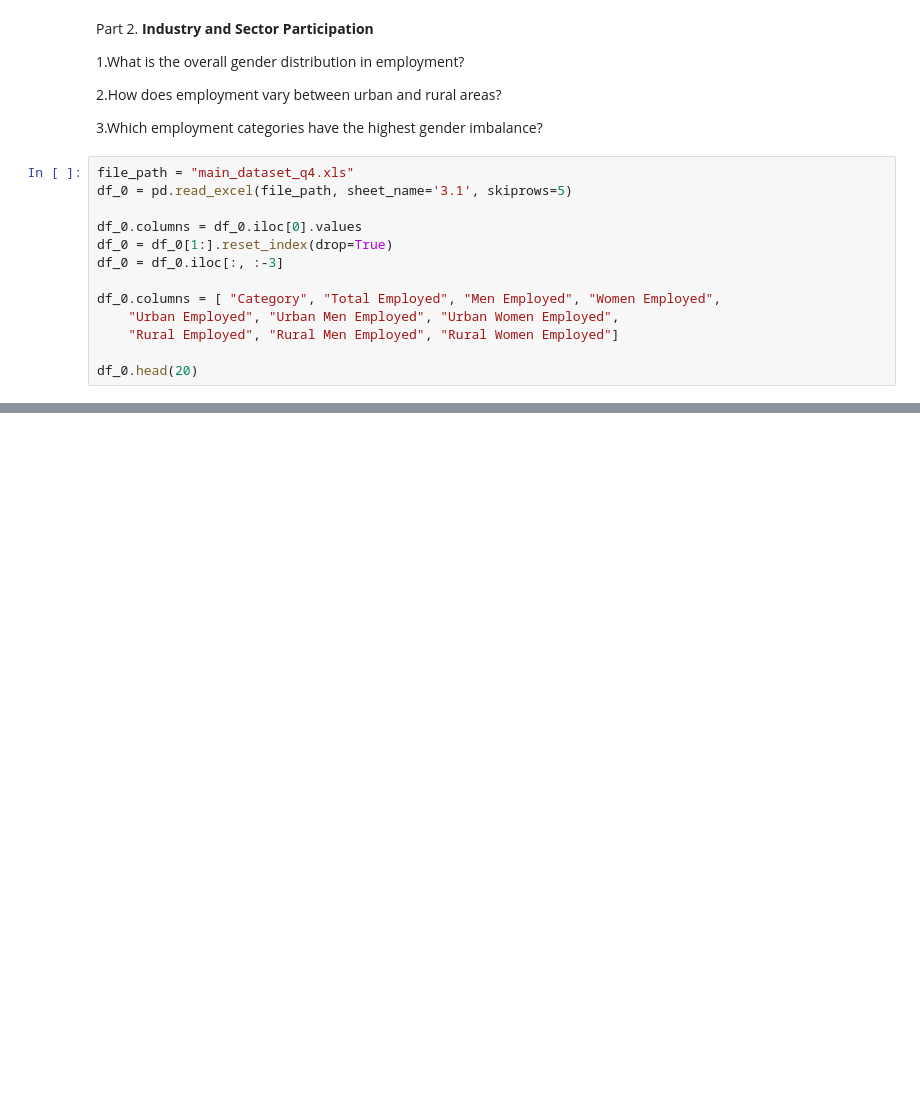
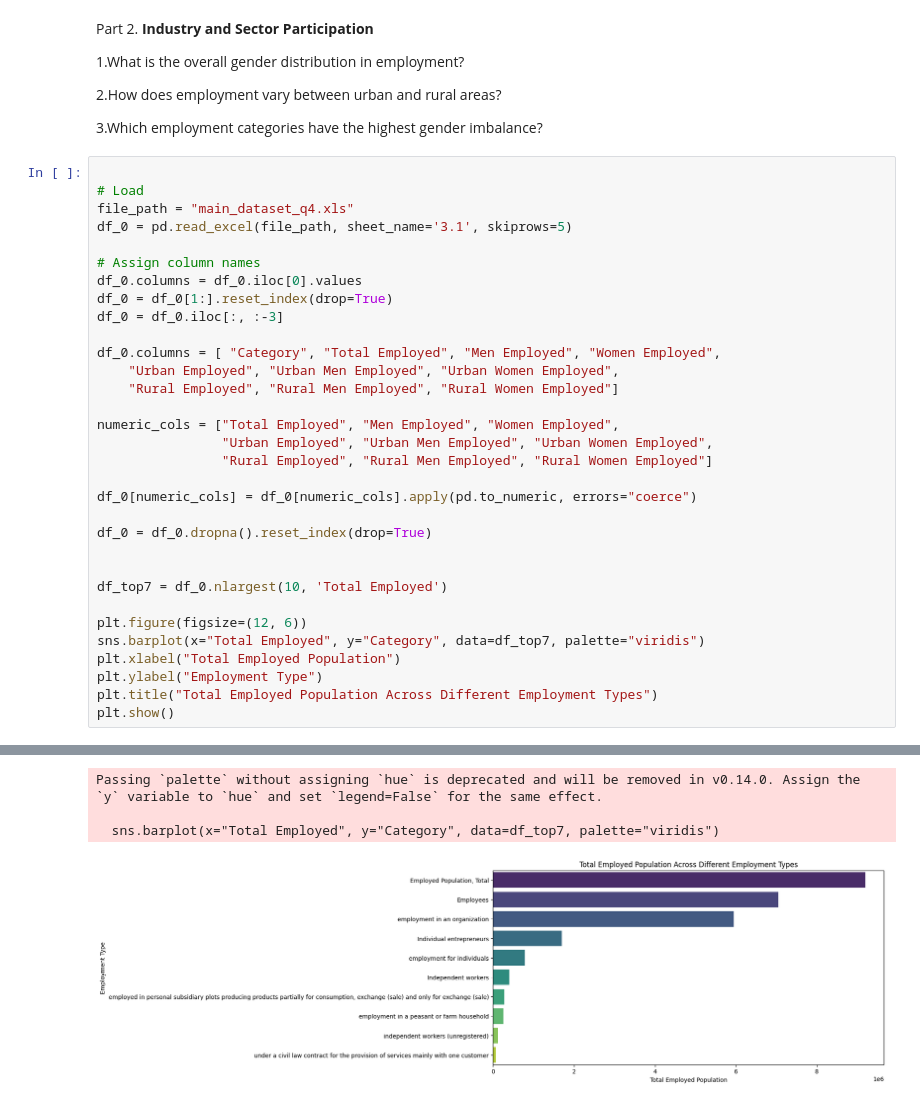
Before and after one commit to bochida/Economic-and-Employment-analysis-of-2024, a Jupyter notebook: python_analysis.ipynb, the cells around one changed output, grey strips where cells are left out. Cells and saved outputs as stored; diff of their text form; blank space fills up the shorter version.

```diff
--- a/python_analysis.ipynb
+++ b/python_analysis.ipynb
@@ -227,9 +227,12 @@ Part 2.                            **Industry and Sector Participation**
 
 3.Which employment categories have the highest gender imbalance?
 # %%
+
+# Load
 file_path = "main_dataset_q4.xls"
 df_0 = pd.read_excel(file_path, sheet_name='3.1', skiprows=5)
 
+# Assign column names
 df_0.columns = df_0.iloc[0].values
 df_0 = df_0[1:].reset_index(drop=True)
 df_0 = df_0.iloc[:, :-3]
@@ -238,5 +241,21 @@ df_0.columns = [ "Category", "Total Employed", "Men Employed", "Women Employed",
     "Urban Employed", "Urban Men Employed", "Urban Women Employed",
     "Rural Employed", "Rural Men Employed", "Rural Women Employed"]
 
-df_0.head(20)
+numeric_cols = ["Total Employed", "Men Employed", "Women Employed",
+                "Urban Employed", "Urban Men Employed", "Urban Women Employed",
+                "Rural Employed", "Rural Men Employed", "Rural Women Employed"]
+
+df_0[numeric_cols] = df_0[numeric_cols].apply(pd.to_numeric, errors="coerce")
+
+df_0 = df_0.dropna().reset_index(drop=True)
+
+
+df_top7 = df_0.nlargest(10, 'Total Employed')
+
+plt.figure(figsize=(12, 6))
+sns.barplot(x="Total Employed", y="Category", data=df_top7, palette="viridis")
+plt.xlabel("Total Employed Population")
+plt.ylabel("Employment Type")
+plt.title("Total Employed Population Across Different Employment Types")
+plt.show()
 # %% [output]
@@ -259,0 +262,4 @@ df_0.head(20)
+Passing `palette` without assigning `hue` is deprecated and will be removed in v0.14.0. Assign the `y` variable to `hue` and set `legend=False` for the same effect.
+
+  sns.barplot(x="Total Employed", y="Category", data=df_top7, palette="viridis")
+[figure, added]
```
Also changed, not shown: parts of 5 cells of this notebook.
